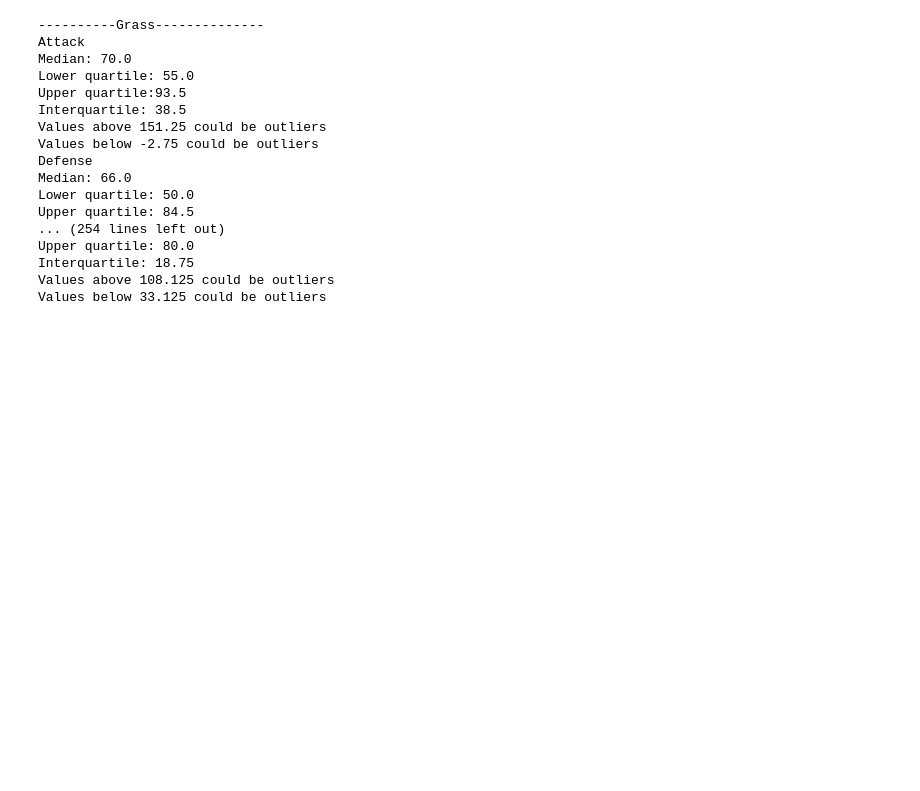
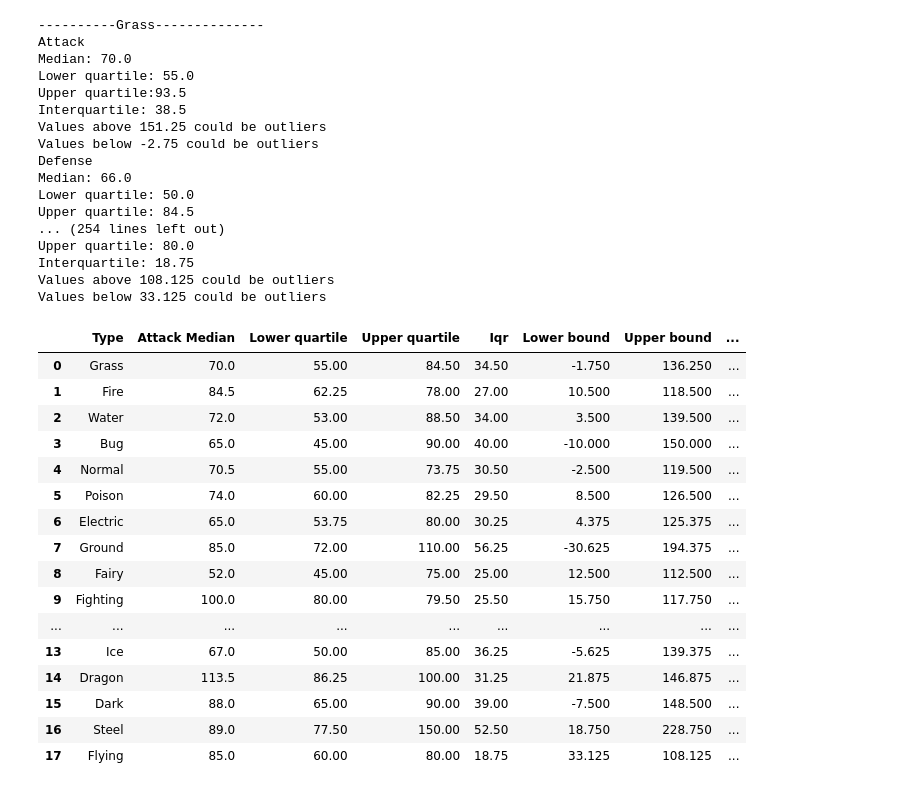
Before and after one commit to Heyitskochi/PokeAnalyzer, a Jupyter notebook: Main.ipynb, the cells around one changed output. Cells and saved outputs as stored; diff of their text form; code cells hidden in the pictures; blank space fills up the shorter version.

```diff
--- a/Main.ipynb
+++ b/Main.ipynb
@@ -76,6 +102,20 @@ The r-squared is : 0.4625410313806518
 # %% [markdown]
 ## Statistical Analysis of Attack vs Defense  by Type
 # %%
+attack_median = []
+attack_lq = []
+attack_uq = []
+attack_iqr = []
+attack_lb = []
+attack_ub = []
+
+defense_median = []
+defense_lq = []
+defense_uq = []
+defense_iqr = []
+defense_lb = []
+defense_ub = []
+
 for i in poke_list:
     poke_df = Pokemon_data.loc[Pokemon_data['Type 1'] == i]
 
@@ -93,6 +133,19 @@ for i in poke_list:
     lower_bound_d = lowerq_d - (1.5*iqr_d)
     upper_bound_d = upperq_d + (1.5*iqr_d)
 
+    attack_median.append(quartiles_a[0.5])
+    attack_lq.append(lowerq_a)
+    attack_uq.append(upperq_a)
+    attack_iqr.append(iqr_a)
+    attack_lb.append(lower_bound_a)
+    attack_ub.append(upper_bound_a)
+    defense_median.append(quartiles_d[0.5])
+    defense_lq.append(lowerq_d)
+    defense_uq.append(upperq_d)
+    defense_iqr.append(iqr_d)
+    defense_lb.append(lower_bound_d)
+    defense_ub.append(upper_bound_d)
+
     print(f"----------{i}--------------")
     print("Attack")
     print(f"Median: {quartiles_a[.5]}")
@@ -126,3 +179,37 @@ Upper quartile: 80.0
 Interquartile: 18.75
 Values above 108.125 could be outliers
 Values below 33.125 could be outliers
+# %%
+poke_table = pd.DataFrame({'Type':poke_list,
+                             'Attack Median':attack_median,
+                             'Lower quartile': attack_lq,
+                             'Upper quartile':attack_uq,
+                             'Iqr':attack_iqr,
+                             'Lower bound':attack_lb,
+                             'Upper bound':attack_ub,
+                             'Defense Median':defense_median,
+                             'Loewr quartile':defense_lq,
+                             'Upper quartile':defense_uq,
+                             'Iqr':defense_iqr,
+                             'Lower bound':defense_lb,
+                             'Upper bound':defense_ub
+                            })
+poke_table
+# %% [output]
+|  | Type | Attack Median | Lower quartile | Upper quartile | Iqr | Lower bound | Upper bound | ... |
+| 0 | Grass | 70.0 | 55.00 | 84.50 | 34.50 | -1.750 | 136.250 | ... |
+| 1 | Fire | 84.5 | 62.25 | 78.00 | 27.00 | 10.500 | 118.500 | ... |
+| 2 | Water | 72.0 | 53.00 | 88.50 | 34.00 | 3.500 | 139.500 | ... |
+| 3 | Bug | 65.0 | 45.00 | 90.00 | 40.00 | -10.000 | 150.000 | ... |
+| 4 | Normal | 70.5 | 55.00 | 73.75 | 30.50 | -2.500 | 119.500 | ... |
+| 5 | Poison | 74.0 | 60.00 | 82.25 | 29.50 | 8.500 | 126.500 | ... |
+| 6 | Electric | 65.0 | 53.75 | 80.00 | 30.25 | 4.375 | 125.375 | ... |
+| 7 | Ground | 85.0 | 72.00 | 110.00 | 56.25 | -30.625 | 194.375 | ... |
+| 8 | Fairy | 52.0 | 45.00 | 75.00 | 25.00 | 12.500 | 112.500 | ... |
+| 9 | Fighting | 100.0 | 80.00 | 79.50 | 25.50 | 15.750 | 117.750 | ... |
+| ... | ... | ... | ... | ... | ... | ... | ... | ... |
+| 13 | Ice | 67.0 | 50.00 | 85.00 | 36.25 | -5.625 | 139.375 | ... |
+| 14 | Dragon | 113.5 | 86.25 | 100.00 | 31.25 | 21.875 | 146.875 | ... |
+| 15 | Dark | 88.0 | 65.00 | 90.00 | 39.00 | -7.500 | 148.500 | ... |
+| 16 | Steel | 89.0 | 77.50 | 150.00 | 52.50 | 18.750 | 228.750 | ... |
+| 17 | Flying | 85.0 | 60.00 | 80.00 | 18.75 | 33.125 | 108.125 | ... |
```
Also changed, not shown: parts of 2 cells of this notebook.
